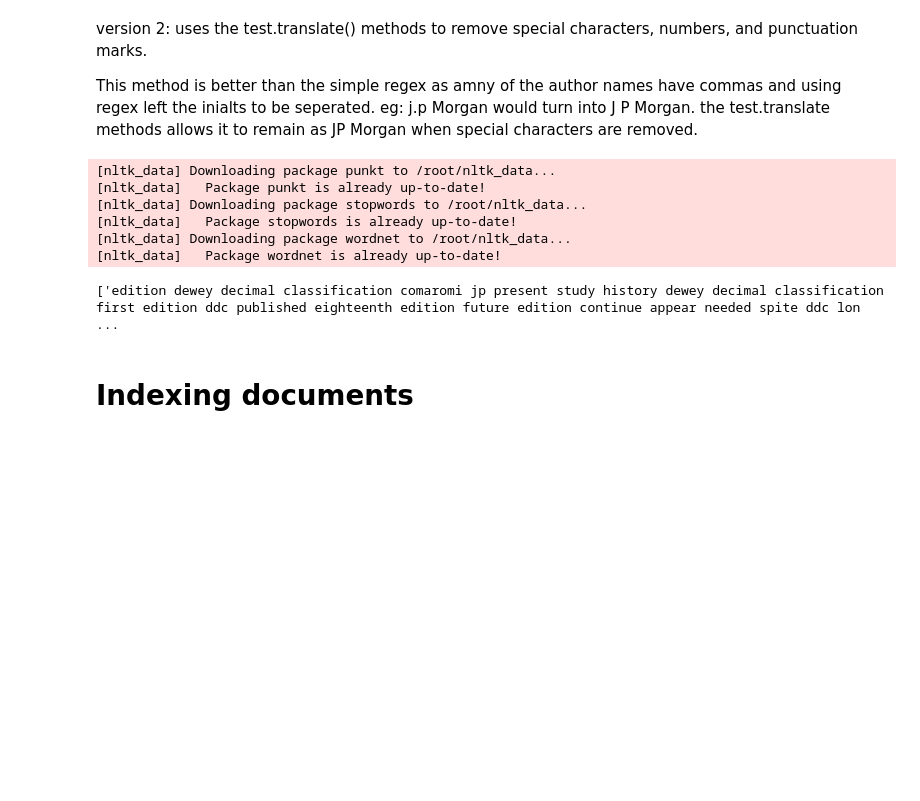
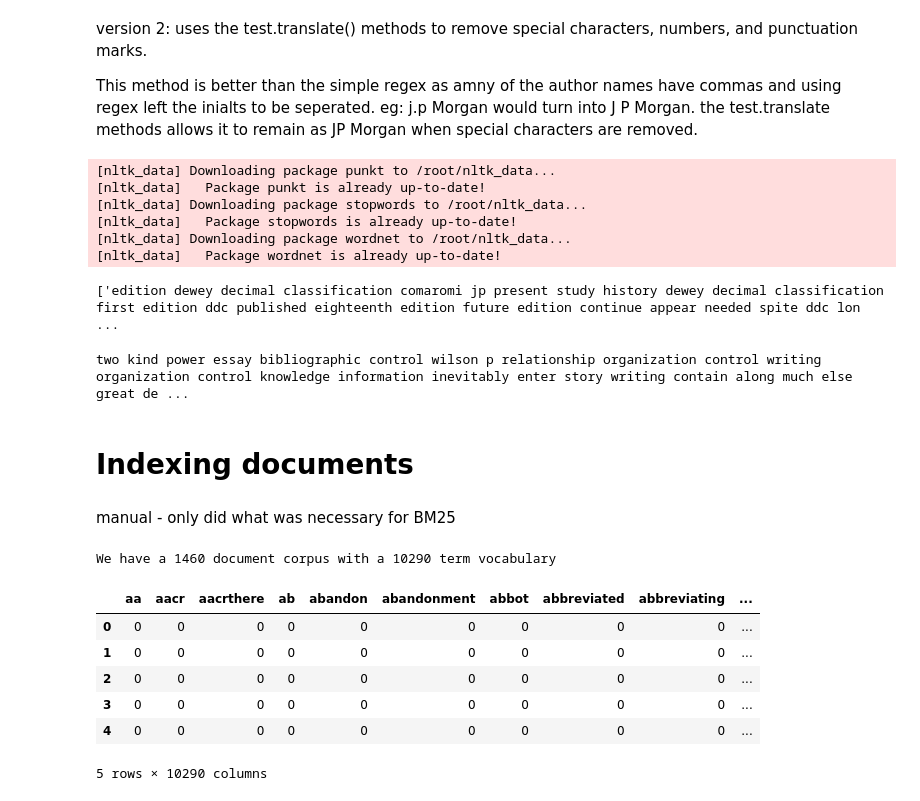
Before and after one commit to Sobiii/Search-Engine-Design-G4, a Jupyter notebook: Sobs_Attempt3.ipynb, the cells around one changed output. Drawn from its saved outputs; the diff is of its cells as text; code cells hidden in the pictures; blank space fills up the shorter version.

```diff
--- a/Sobs_Attempt3.ipynb
+++ b/Sobs_Attempt3.ipynb
@@ -313,5 +313,37 @@ for document in documents:
 print(corpus)
 # %% [output]
 ['edition dewey decimal classification comaromi jp present study history dewey decimal classification first edition ddc published eighteenth edition future edition continue appear needed spite ddc lon ...
+# %%
+# Printing the 3rd document from corpus to check against CISI.ALL file
+print(corpus[2])
+# %% [output]
+two kind power essay bibliographic control wilson p relationship organization control writing organization control knowledge information inevitably enter story writing contain along much else great de ...
 # %% [markdown]
 # Indexing documents
+# %% [markdown]
+manual - only did what was necessary for BM25
+# %%
+# Indexing using count vectorizer
+from sklearn.feature_extraction.text import CountVectorizer
+
+vectorizer = CountVectorizer(stop_words='english')
+documents_vectorized = vectorizer.fit_transform(corpus)
+print ('We have a {} document corpus with a {} term vocabulary'.format(*documents_vectorized.shape))
+# %% [output]
+We have a 1460 document corpus with a 10290 term vocabulary
+# %%
+# Creating a document term-frequency matrix
+import pandas as pd
+
+vocabulary = vectorizer.get_feature_names_out()
+df = pd.DataFrame(documents_vectorized.toarray(), columns=vocabulary)
+doc_ids = df.index.values
+df.head() # Note empty just sparse
+# %% [output]
+|  | aa | aacr | aacrthere | ab | abandon | abandonment | abbot | abbreviated | abbreviating | ... |
+| 0 | 0 | 0 | 0 | 0 | 0 | 0 | 0 | 0 | 0 | ... |
+| 1 | 0 | 0 | 0 | 0 | 0 | 0 | 0 | 0 | 0 | ... |
+| 2 | 0 | 0 | 0 | 0 | 0 | 0 | 0 | 0 | 0 | ... |
+| 3 | 0 | 0 | 0 | 0 | 0 | 0 | 0 | 0 | 0 | ... |
+| 4 | 0 | 0 | 0 | 0 | 0 | 0 | 0 | 0 | 0 | ... |
+5 rows × 10290 columns
```
Also changed, not shown: parts of 8 cells of this notebook.
